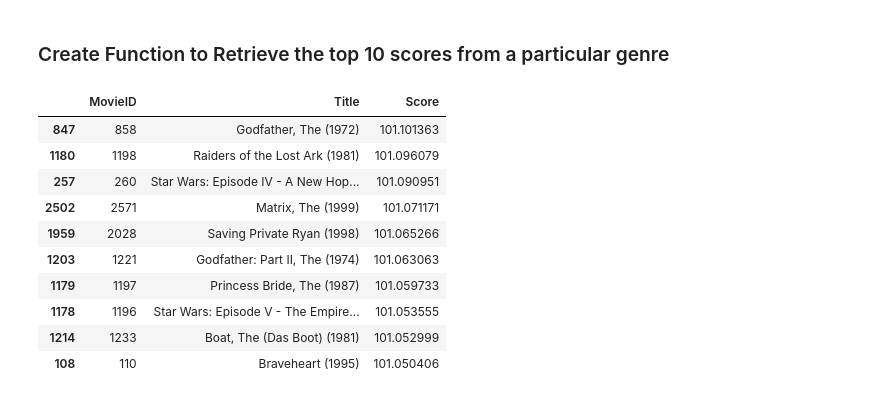
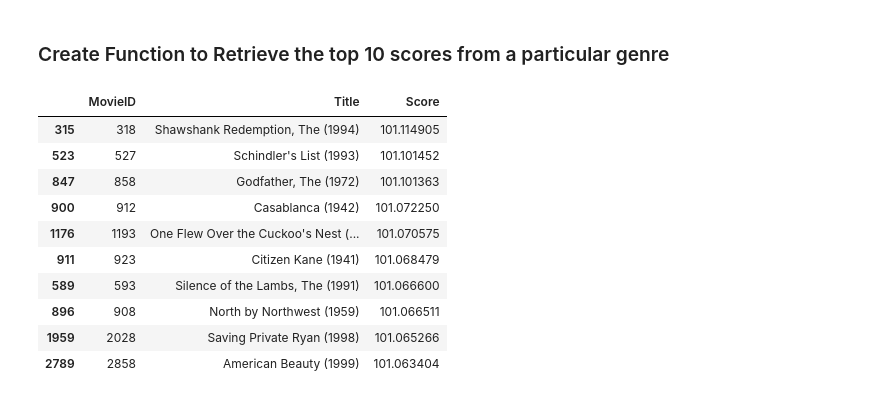
Before and after one commit to NealRyan/CS_598_Project_4-Movie_Recommender_System, a Jupyter notebook: Initial Model and System 1.ipynb, the cells around one changed output. Cells and saved outputs as stored; diff of their text form; code cells hidden in the pictures.

```diff
--- a/Initial Model and System 1.ipynb
+++ b/Initial Model and System 1.ipynb
@@ -88,8 +88,8 @@ ratings
 ### Full Genre Capture
 # %%
 genre_dummies = detailed_movies['Genres'].str.get_dummies(sep='|')
-split_genres = pd.concat([detailed_movies, genre_dummies], axis=1)
-split_genres
+detailed_movies = pd.concat([detailed_movies, genre_dummies], axis=1)
+detailed_movies
 # %% [output]
 |  | MovieID | Title | Genres | Action | Adventure | Animation | Children's | Comedy | Crime | Documentary | ... |
 | 0 | 1 | Toy Story (1995) | Animation|Children's|Comedy | 0 | 0 | 1 | 1 | 1 | 0 | 0 | ... |
@@ -111,7 +111,7 @@ split_genres
 # %%
 movie_avg_ratings = ratings.groupby('MovieID').agg({'Rating': ['mean', 'count'], 'Normalized_Rating': 'mean'}).reset_index()
 movie_avg_ratings.columns = ['MovieID', 'Avg_Rating', 'Num_Ratings', 'Avg_Normalized_Rating']
-movies_with_ratings = pd.merge(split_genres, movie_avg_ratings, on='MovieID', how='left')
+movies_with_ratings = pd.merge(detailed_movies, movie_avg_ratings, on='MovieID', how='left')
 movies_with_ratings.dropna(inplace=True)
 movies_with_ratings.sort_values(by='Avg_Normalized_Rating', ascending=False)
 # %% [output]
@@ -173,18 +173,18 @@ def top_movies_by_genre(df, genre, metric='Score', top_n=10):
     top_genre_movies = sorted_genre_movies.head(top_n)[['MovieID', 'Title', metric]]
     return top_genre_movies
 # %%
-genre = 'Action'
+genre = 'Drama'
 top_action_movies = top_movies_by_genre(movies_with_ratings, genre)
 top_action_movies
 # %% [output]
 |  | MovieID | Title | Score |
+| 315 | 318 | Shawshank Redemption, The (1994) | 101.114905 |
+| 523 | 527 | Schindler's List (1993) | 101.101452 |
 | 847 | 858 | Godfather, The (1972) | 101.101363 |
-| 1180 | 1198 | Raiders of the Lost Ark (1981) | 101.096079 |
-| 257 | 260 | Star Wars: Episode IV - A New Hop... | 101.090951 |
-| 2502 | 2571 | Matrix, The (1999) | 101.071171 |
+| 900 | 912 | Casablanca (1942) | 101.072250 |
+| 1176 | 1193 | One Flew Over the Cuckoo's Nest (... | 101.070575 |
+| 911 | 923 | Citizen Kane (1941) | 101.068479 |
+| 589 | 593 | Silence of the Lambs, The (1991) | 101.066600 |
+| 896 | 908 | North by Northwest (1959) | 101.066511 |
 | 1959 | 2028 | Saving Private Ryan (1998) | 101.065266 |
-| 1203 | 1221 | Godfather: Part II, The (1974) | 101.063063 |
-| 1179 | 1197 | Princess Bride, The (1987) | 101.059733 |
-| 1178 | 1196 | Star Wars: Episode V - The Empire... | 101.053555 |
-| 1214 | 1233 | Boat, The (Das Boot) (1981) | 101.052999 |
-| 108 | 110 | Braveheart (1995) | 101.050406 |
+| 2789 | 2858 | American Beauty (1999) | 101.063404 |
```
